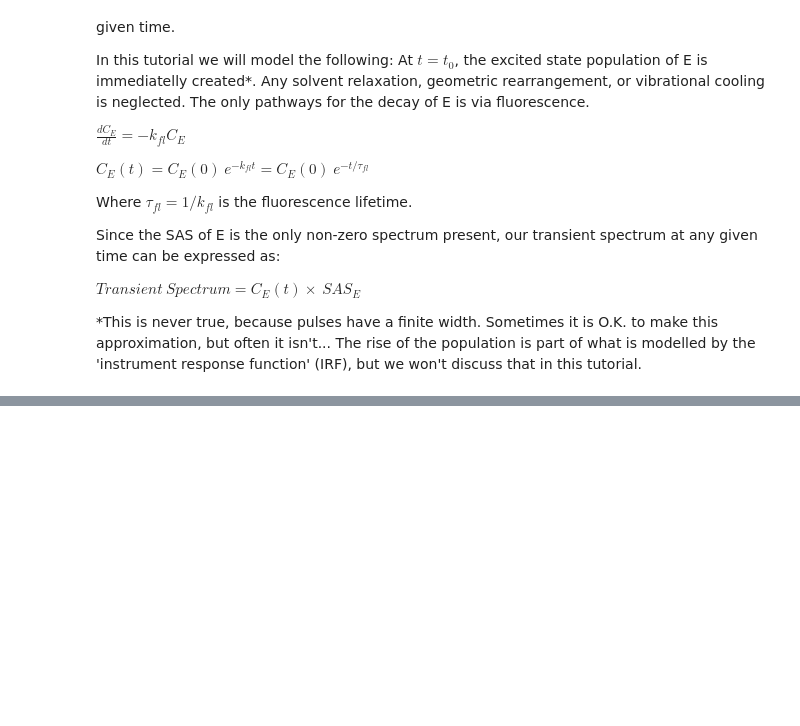
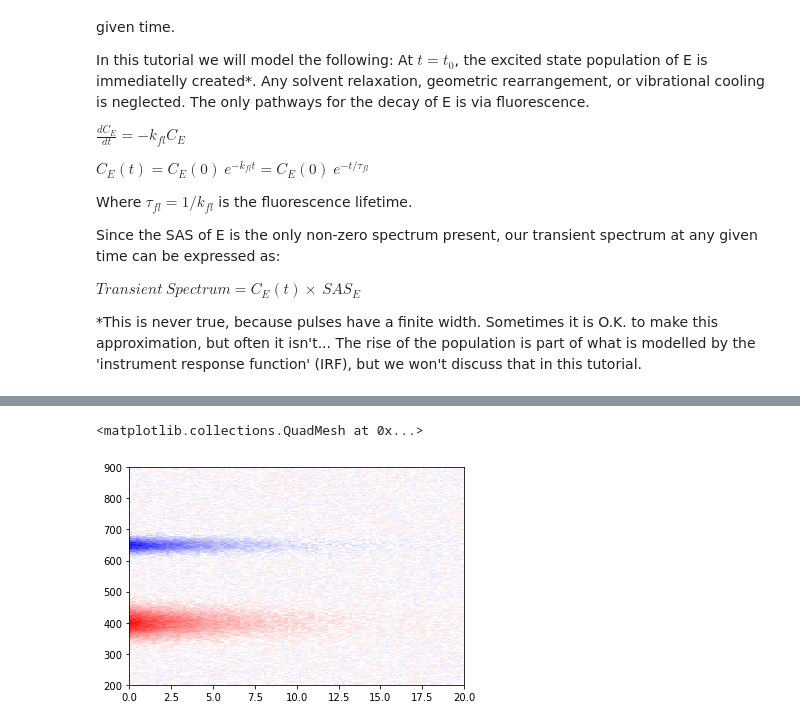
Before and after one commit to MaxParadiz/Tests, a Jupyter notebook: tutorial.ipynb, the cells around one changed output, grey strips where cells are left out. Cells and saved outputs as stored; diff of their text form; code cells hidden in the pictures; blank space fills up the shorter version.

```diff
--- a/tutorial.ipynb
+++ b/tutorial.ipynb
@@ -109,0 +117,8 @@ CEt_vector = CEt(10,1,t)
+# %%
+# Ral data is never so perfect.. So let's add some noise!
+noise = (np.random.rand(*TS.shape)-0.5)/5
+TS += noise
+plt.pcolormesh(t,Wavelength_Range,TS,cmap='bwr')
+# %% [output]
+<matplotlib.collections.QuadMesh at 0x...>
+[figure, added]
```
Also changed, not shown: parts of 4 cells of this notebook.
